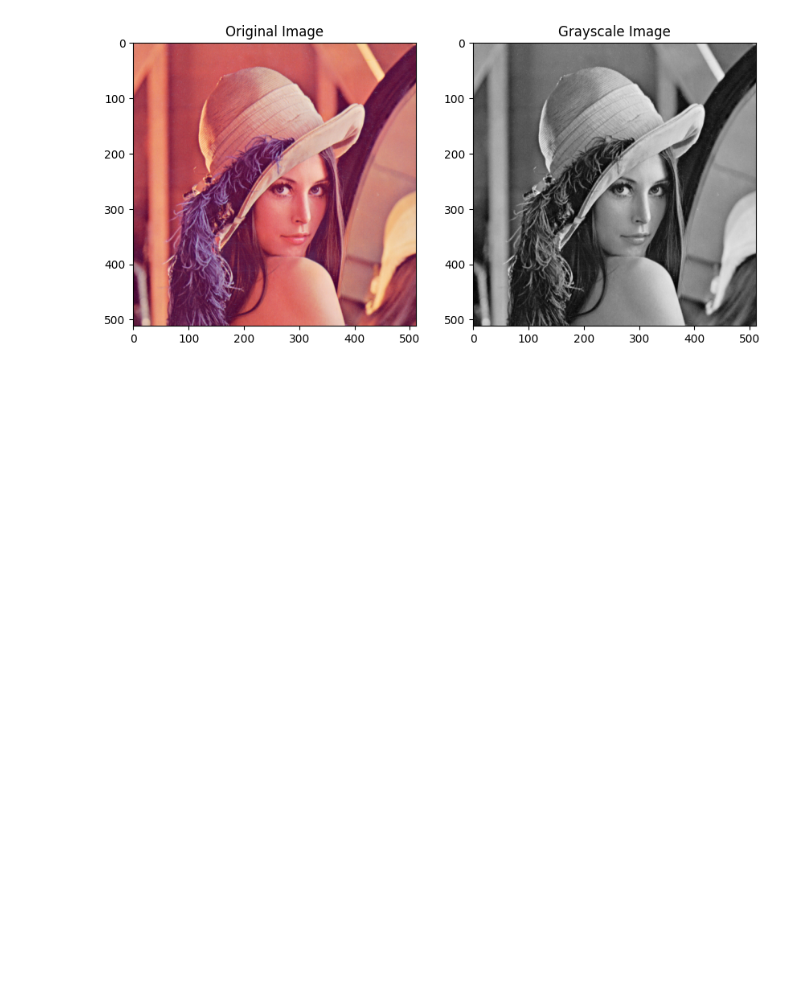
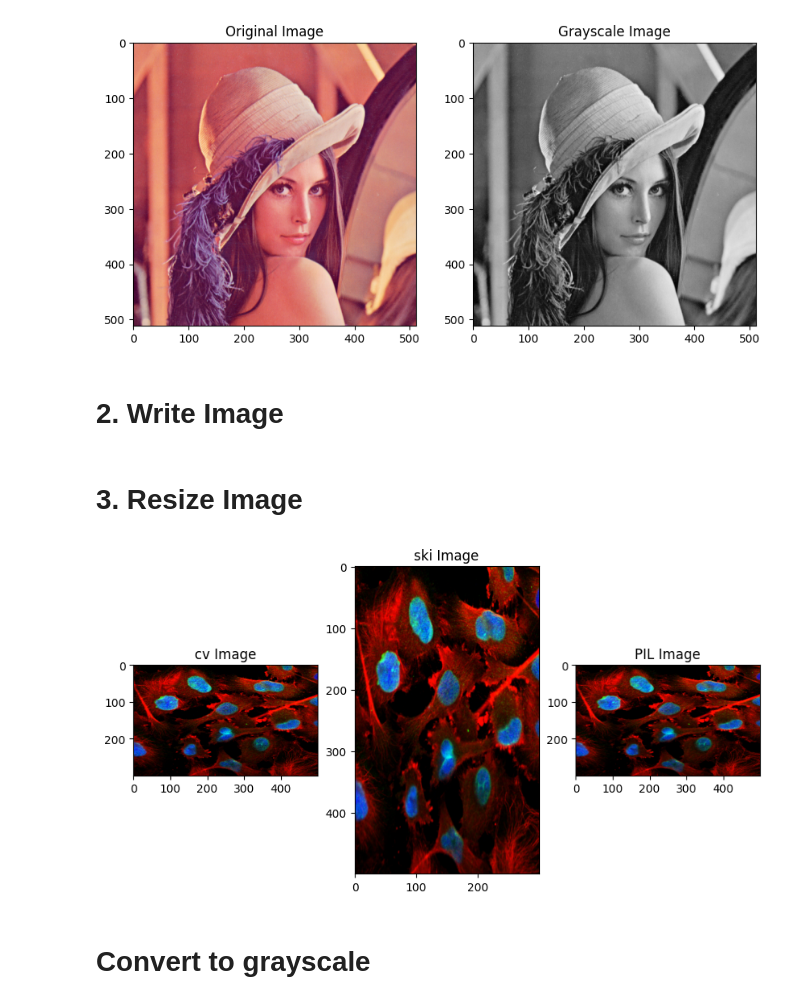
Before and after one commit to 3chammmpppthichanon/University, a Jupyter notebook: COS3401/Week1/lab_week1.ipynb, the cells around one changed output. Cells and saved outputs as stored; diff of their text form; code cells hidden in the pictures; blank space fills up the shorter version.

```diff
--- a/COS3401/Week1/lab_week1.ipynb
+++ b/COS3401/Week1/lab_week1.ipynb
@@ -43,9 +54,13 @@ img_cv = cv2.imread(img_name)
 img_ski = io.imread(img_name)
 
 img_pil = Image.open(img_name)
+# %% [markdown]
+# 2. Write Image
 # %%
 cv2.imwrite('output_cv.jpg', img_cv)
 
 io.imsave('output_ski.jpg', img_ski)
 
 img_pil.save('output_pil.jpg')
+# %% [markdown]
+# 3. Resize Image
@@ -51,0 +69,28 @@ img_pil.save('output_pil.jpg')
+# %%
+resized_cv = cv2.resize(img_cv, (500,300))
+
+resized_ski = resize(img_ski, (500, 300))
+
+resized_pil = img_pil.resize((500, 300))
+# %%
+plt.figure(figsize=(10, 5)) # figure(figsize=(width, height))
+
+
+
+plt.subplot(131) # Create subplot with 1 row, 3 column, and 1st subplot
+plt.imshow(cv2.cvtColor(resized_cv, cv2.COLOR_BGR2RGB))
+plt.title('cv Image')
+
+plt.subplot(132)
+plt.imshow(resized_ski)
+plt.title('ski Image')
+
+plt.subplot(133)
+plt.imshow(resized_pil)
+plt.title('PIL Image')
+
+plt.show()
+# %% [output]
+[figure, added]
+# %% [markdown]
+# Convert to grayscale
```
Also changed, not shown: parts of 11 cells of this notebook, 18 other files.
